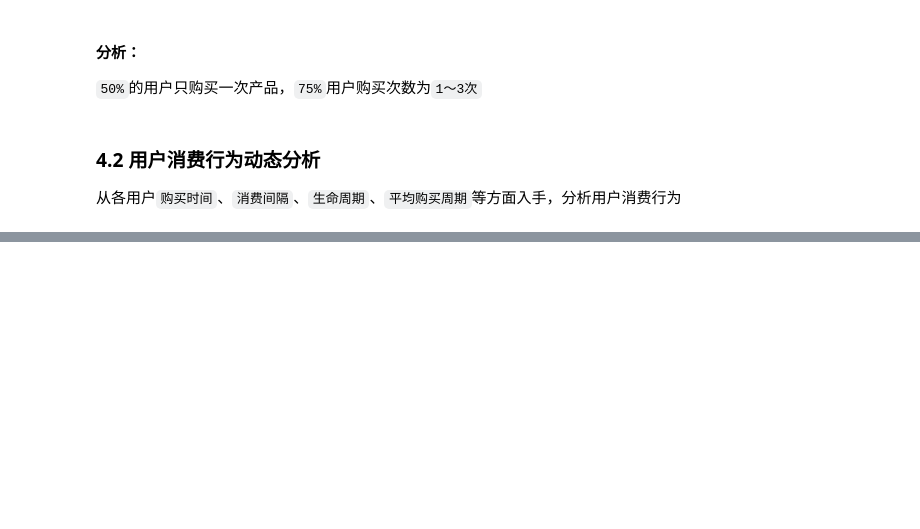
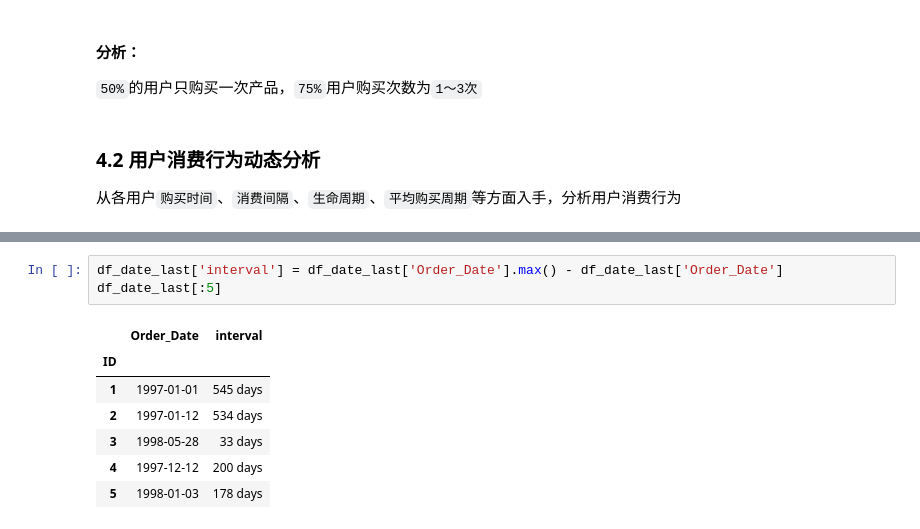
Before and after one commit to Jiachengciel/Data_Analysis, a Jupyter notebook: Task8_Analysis/CDNow_Analysis.ipynb, the cells around one changed output, grey strips where cells are left out. Drawn from its saved outputs; the diff is of its cells as text; blank space fills up the shorter version.

```diff
--- a/Task8_Analysis/CDNow_Analysis.ipynb
+++ b/Task8_Analysis/CDNow_Analysis.ipynb
@@ -638,0 +756,11 @@ df_fre[:10]
+# %%
+df_date_last['interval'] = df_date_last['Order_Date'].max() - df_date_last['Order_Date']
+df_date_last[:5]
+# %% [output]
+|  | Order_Date | interval |
+| ID |  |  |
+| 1 | 1997-01-01 | 545 days |
+| 2 | 1997-01-12 | 534 days |
+| 3 | 1998-05-28 | 33 days |
+| 4 | 1997-12-12 | 200 days |
+| 5 | 1998-01-03 | 178 days |
```
Also changed, not shown: parts of 36 cells of this notebook.
